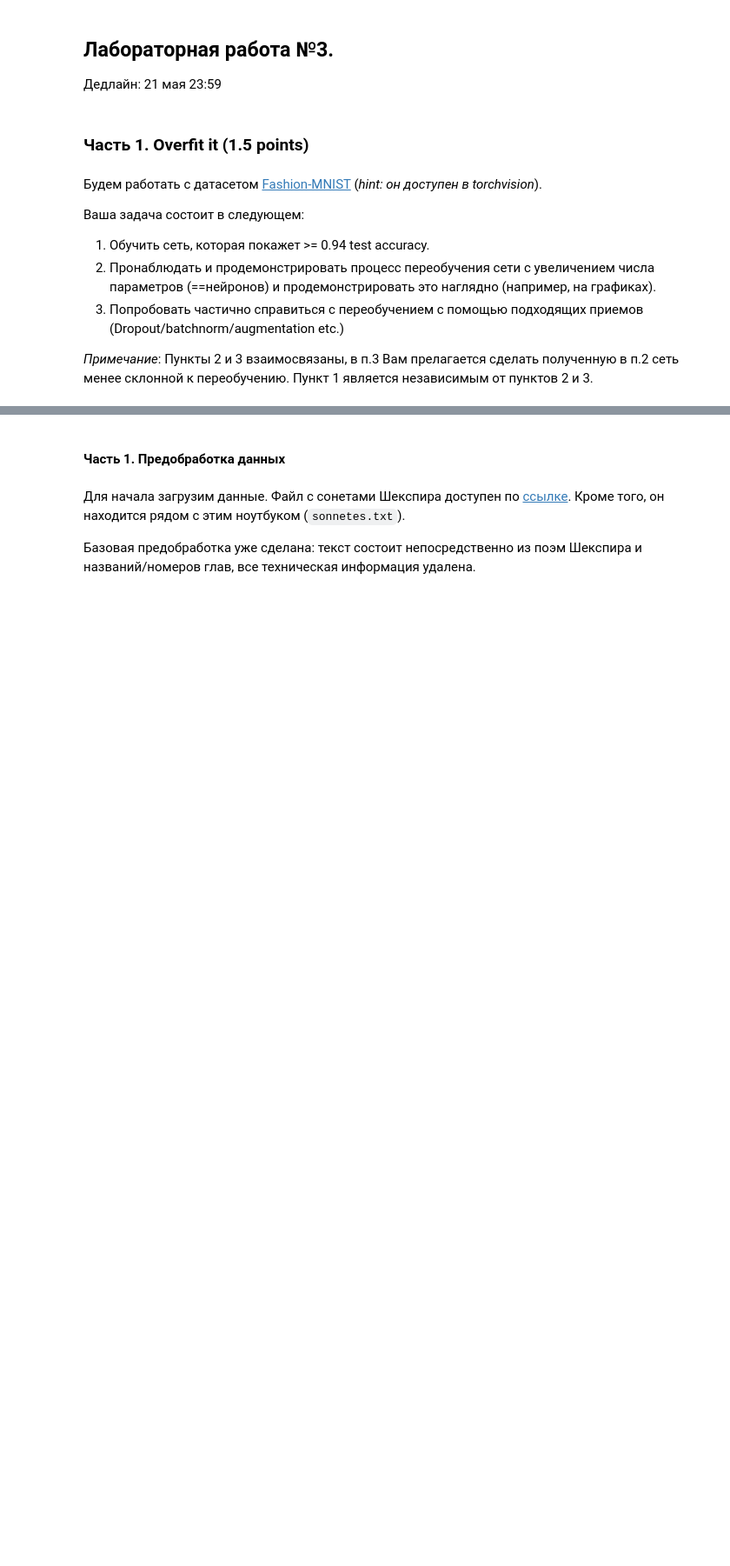
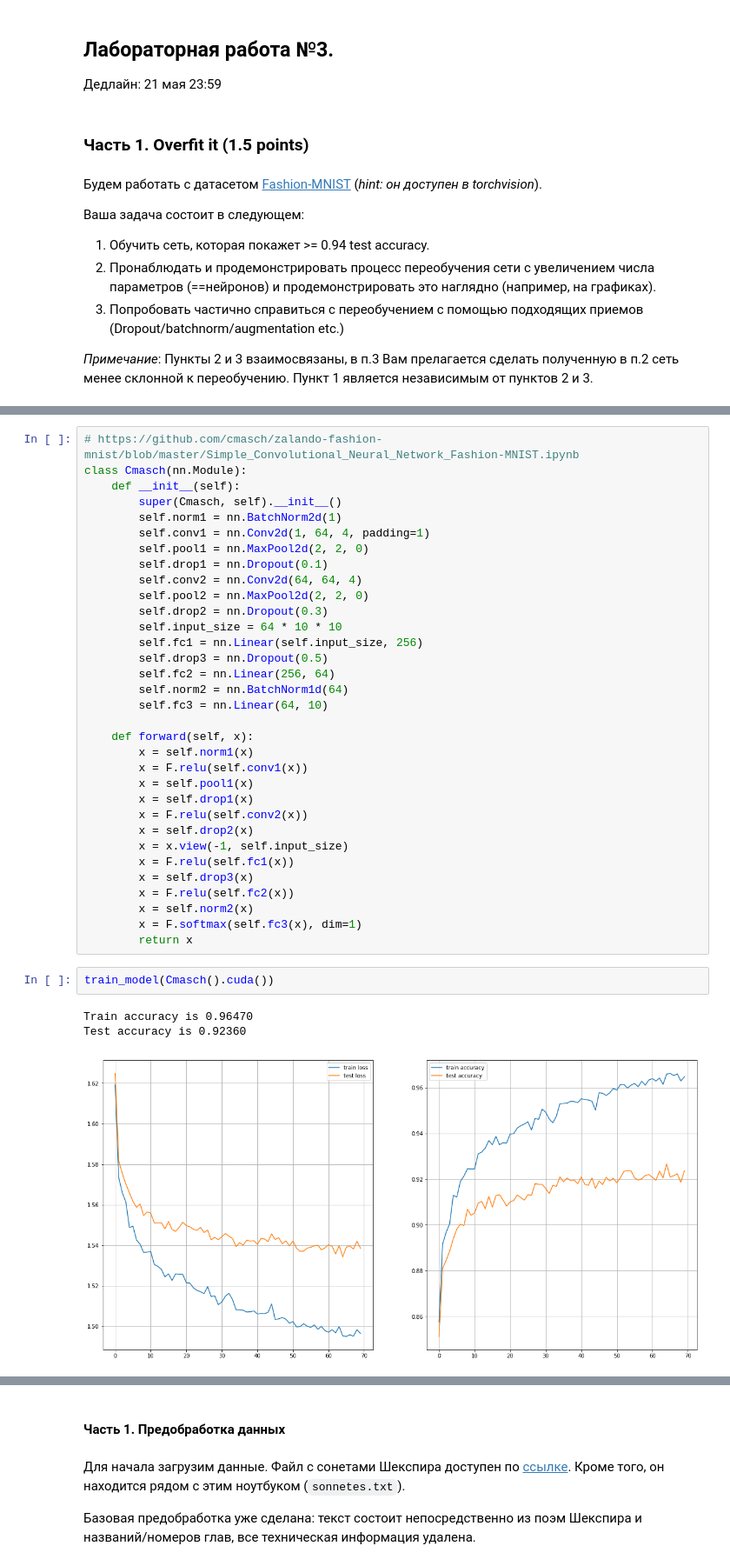
Before and after one commit to Binpord/ml-mipt-homeworks, a Jupyter notebook: Lab3_DL/Lab3_DL.ipynb, the cells around one changed output, grey strips where cells are left out. Shown at 87% size. Drawn from its saved outputs; the diff is of its cells as text; blank space fills up the shorter version.

```diff
--- a/Lab3_DL/Lab3_DL.ipynb
+++ b/Lab3_DL/Lab3_DL.ipynb
@@ -43 +125,40 @@ X_test, y_test = test.data.view(-1, 1, 28, 28).float(), test.targets
+# %%
+# https://github.com/cmasch/zalando-fashion-mnist/blob/master/Simple_Convolutional_Neural_Network_Fashion-MNIST.ipynb
+class Cmasch(nn.Module):
+    def __init__(self):
+        super(Cmasch, self).__init__()
+        self.norm1 = nn.BatchNorm2d(1)
+        self.conv1 = nn.Conv2d(1, 64, 4, padding=1)
+        self.pool1 = nn.MaxPool2d(2, 2, 0)
+        self.drop1 = nn.Dropout(0.1)
+        self.conv2 = nn.Conv2d(64, 64, 4)
+        self.pool2 = nn.MaxPool2d(2, 2, 0)
+        self.drop2 = nn.Dropout(0.3)
+        self.input_size = 64 * 10 * 10
+        self.fc1 = nn.Linear(self.input_size, 256)
+        self.drop3 = nn.Dropout(0.5)
+        self.fc2 = nn.Linear(256, 64)
+        self.norm2 = nn.BatchNorm1d(64)
+        self.fc3 = nn.Linear(64, 10)
+
+    def forward(self, x):
+        x = self.norm1(x)
+        x = F.relu(self.conv1(x))
+        x = self.pool1(x)
+        x = self.drop1(x)
+        x = F.relu(self.conv2(x))
+        x = self.drop2(x)
+        x = x.view(-1, self.input_size)
+        x = F.relu(self.fc1(x))
+        x = self.drop3(x)
+        x = F.relu(self.fc2(x))
+        x = self.norm2(x)
+        x = F.softmax(self.fc3(x), dim=1)
+        return x
+# %%
+train_model(Cmasch().cuda())
+# %% [output]
+Train accuracy is 0.96470
+Test accuracy is 0.92360
+[figure, added]
 # %%
```
Also changed, not shown: parts of 10 cells of this notebook.
